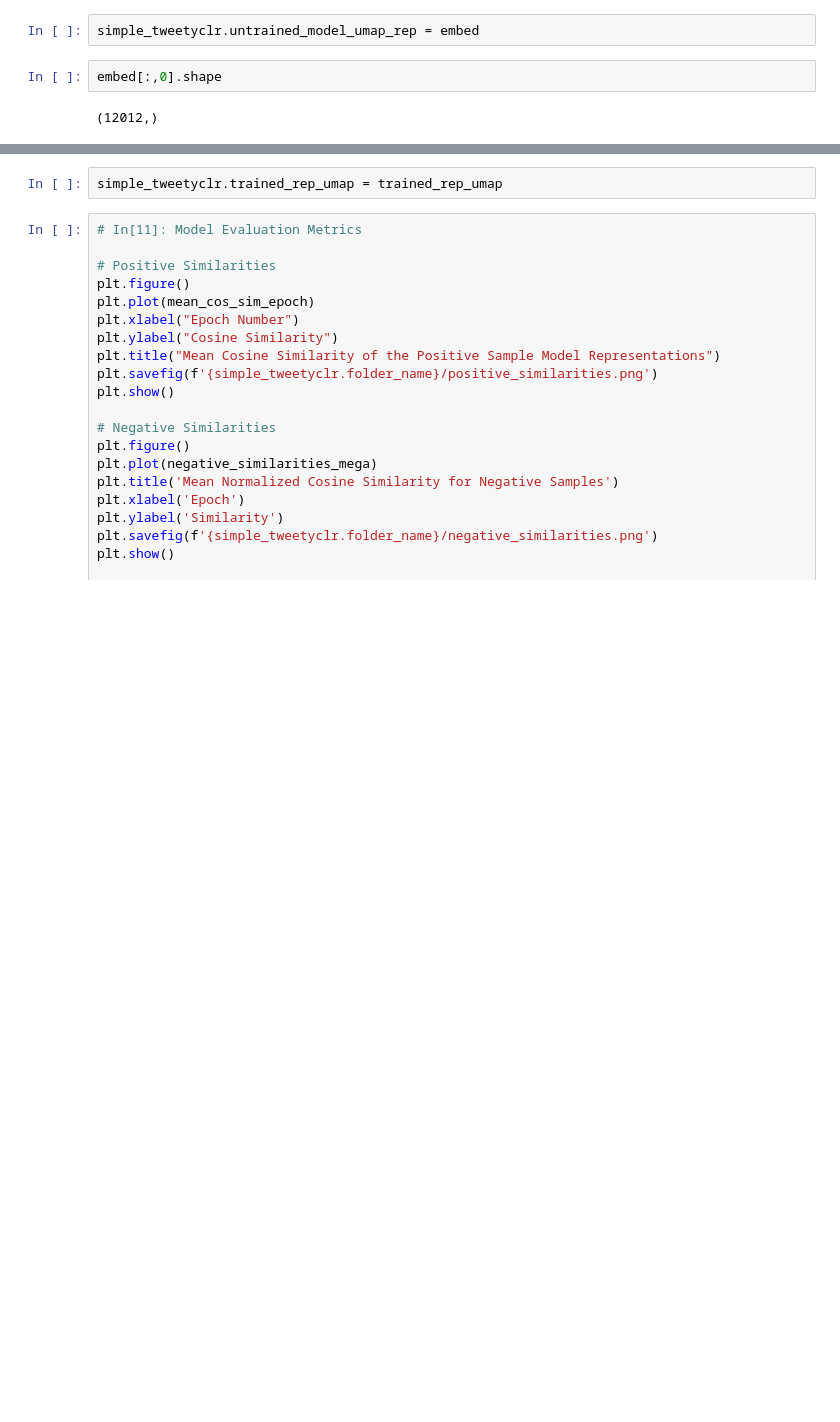
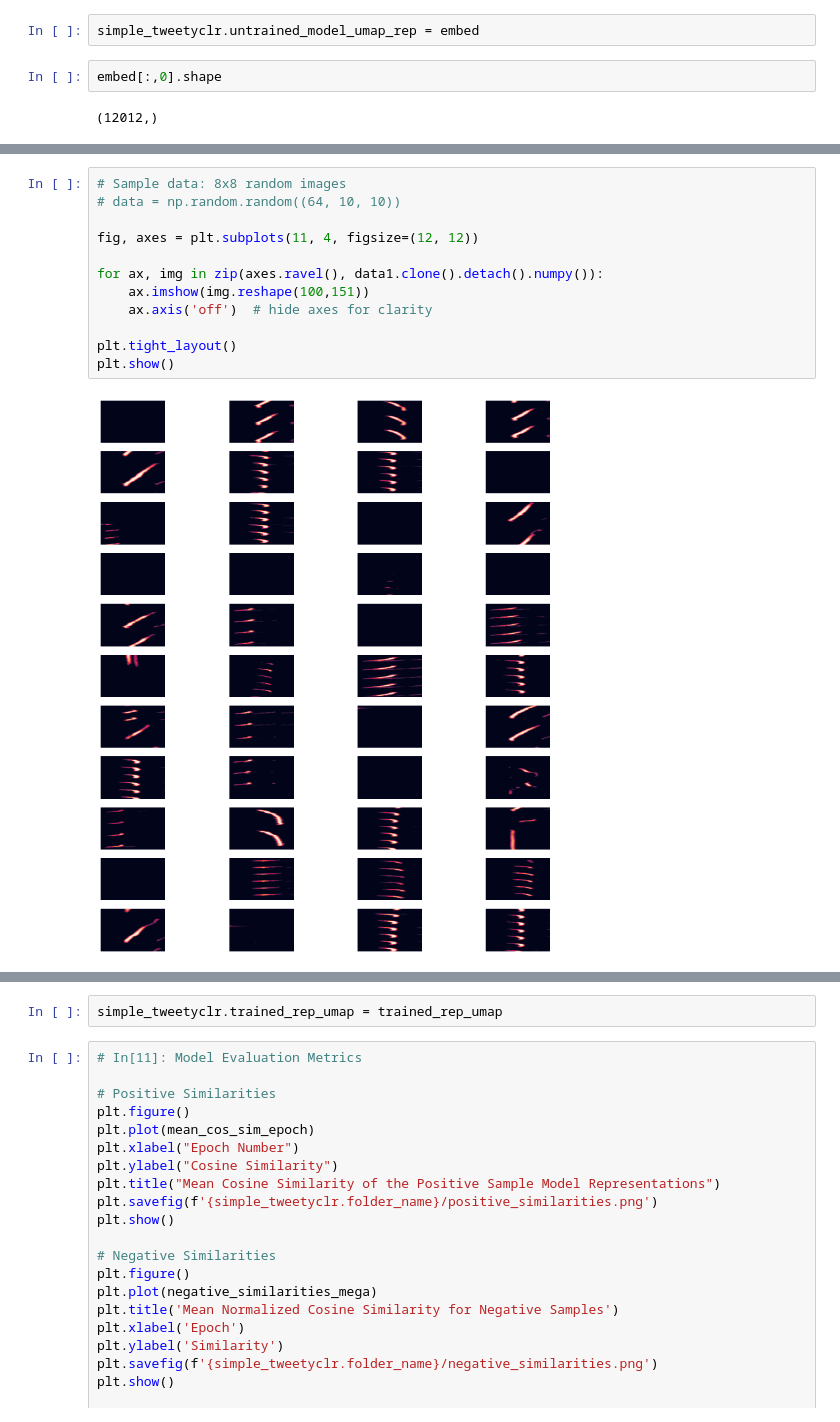
Before and after one commit to ak1376/Self_Supervised_Canary, a Jupyter notebook: TweetyCLR_Experiments.ipynb, the cells around one changed output, grey strips where cells are left out. Cells and saved outputs as stored; diff of their text form; blank space fills up the shorter version.

```diff
--- a/TweetyCLR_Experiments.ipynb
+++ b/TweetyCLR_Experiments.ipynb
@@ -1632,0 +1610,14 @@ plt.show()
+# %%
+# Sample data: 8x8 random images
+# data = np.random.random((64, 10, 10))
+
+fig, axes = plt.subplots(11, 4, figsize=(12, 12))
+
+for ax, img in zip(axes.ravel(), data1.clone().detach().numpy()):
+    ax.imshow(img.reshape(100,151))
+    ax.axis('off')  # hide axes for clarity
+
+plt.tight_layout()
+plt.show()
+# %% [output]
+[figure, added]
```
Also changed, not shown: parts of 35 cells of this notebook.
